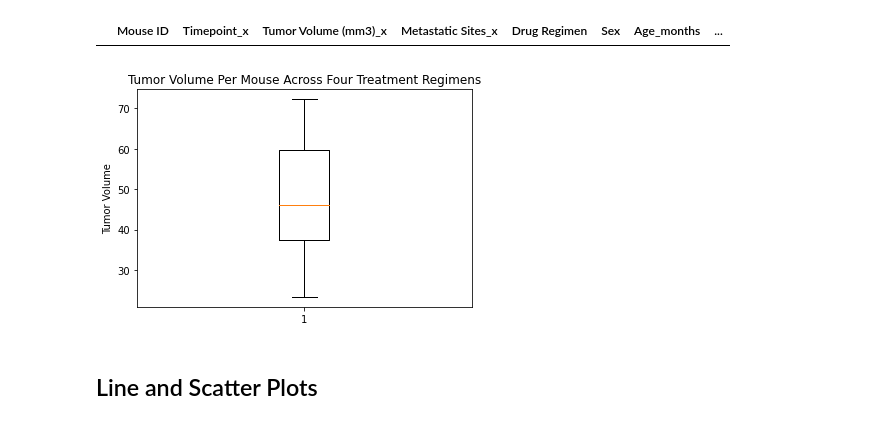
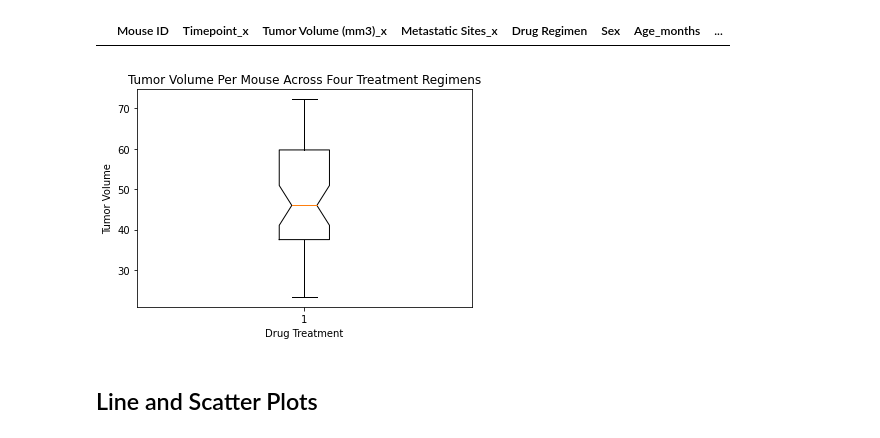
Before and after one commit to rw576/Matplotlib-Challenge, a Jupyter notebook: pymaceuticals_starter_rw.ipynb, the cells around one changed output. Drawn from its saved outputs; the diff is of its cells as text; code cells hidden in the pictures.

```diff
--- a/pymaceuticals_starter_rw.ipynb
+++ b/pymaceuticals_starter_rw.ipynb
@@ -197,14 +197,35 @@ outliers
 # %%
 # Generate a box plot of the final tumor volume of each mouse across four regimens of interest
 
 Tumor_Volume = filter_data['Tumor Volume (mm3)_y']
+regimens = ['Capomulin', 'Ramicane', 'Infubinol','Ceftamin']
 fig1, ax1 = plt.subplots()
 ax1.set_title('Tumor Volume Per Mouse Across Four Treatment Regimens')
 ax1.set_ylabel('Tumor Volume')
-ax1.boxplot(Tumor_Volume)
+ax1.set_xlabel("Drug Treatment")
+
+ax1.boxplot(Tumor_Volume, regimens)
 plt.show()
+
+# Put treatments into a list for for loop (and later for plot labels)
+treatment_list = ["Capomulin", "Ramicane", "Infubinol", "Ceftamin"]
+
+# Create empty list to fill with tumor vol data (for plotting)
+tumor_vol_list = []
+
+# Calculate the IQR and quantitatively determine if there are any potential outliers.
+for drug in treatment_list:
+
+    # Locate the rows which contain mice on each drug and get the tumor volumes
+    final_tumor_vol = merged_data.loc[merged_data["Drug Regimen"] == drug, 'Tumor Volume (mm3)']
+
+    # add subset
+    tumor_vol_list.append(final_tumor_vol)
+
+    # Determine outliers using upper and lower bounds
+    quartiles = final_tumor_vol.quantile([.25,.5,.75])
 # %% [output]
-[figure, old version]
+[figure, new version]
 # %% [markdown]
 ## Line and Scatter Plots
 # %%
```
Also changed, not shown: 1 other file.
